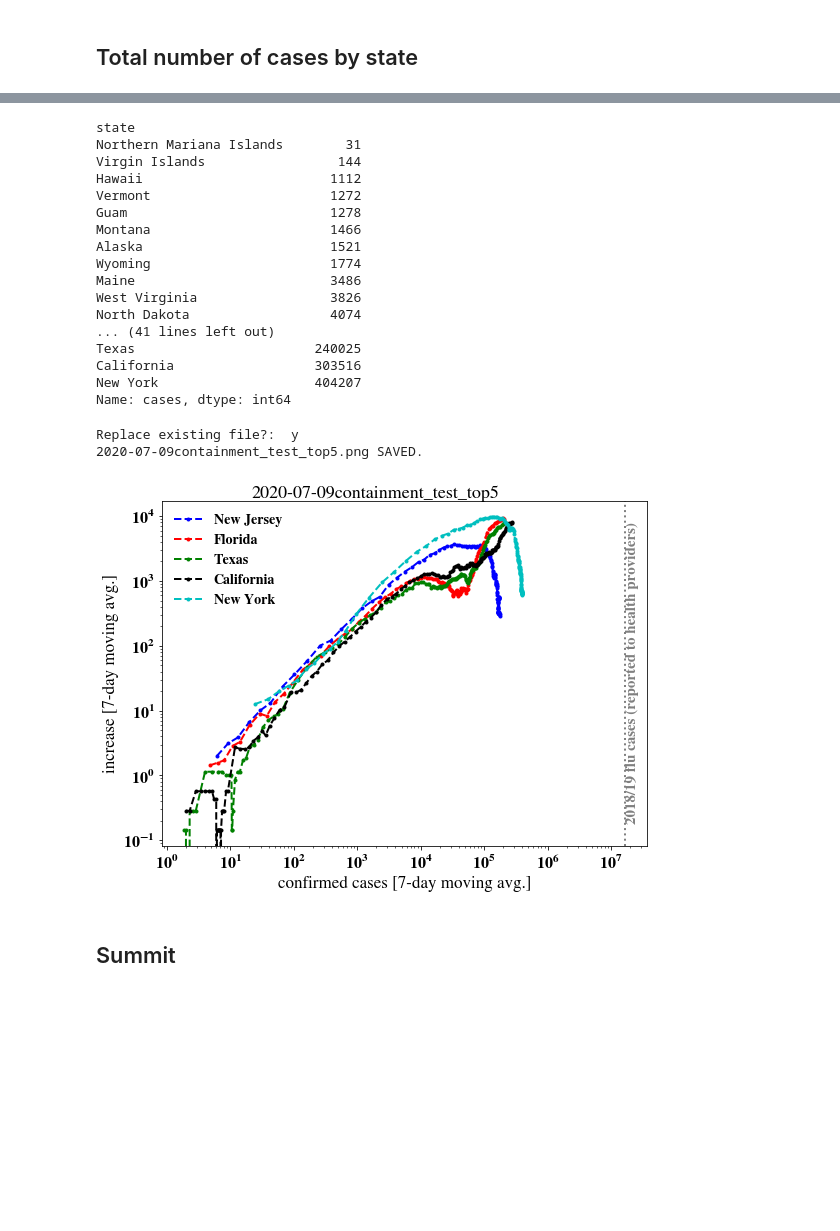
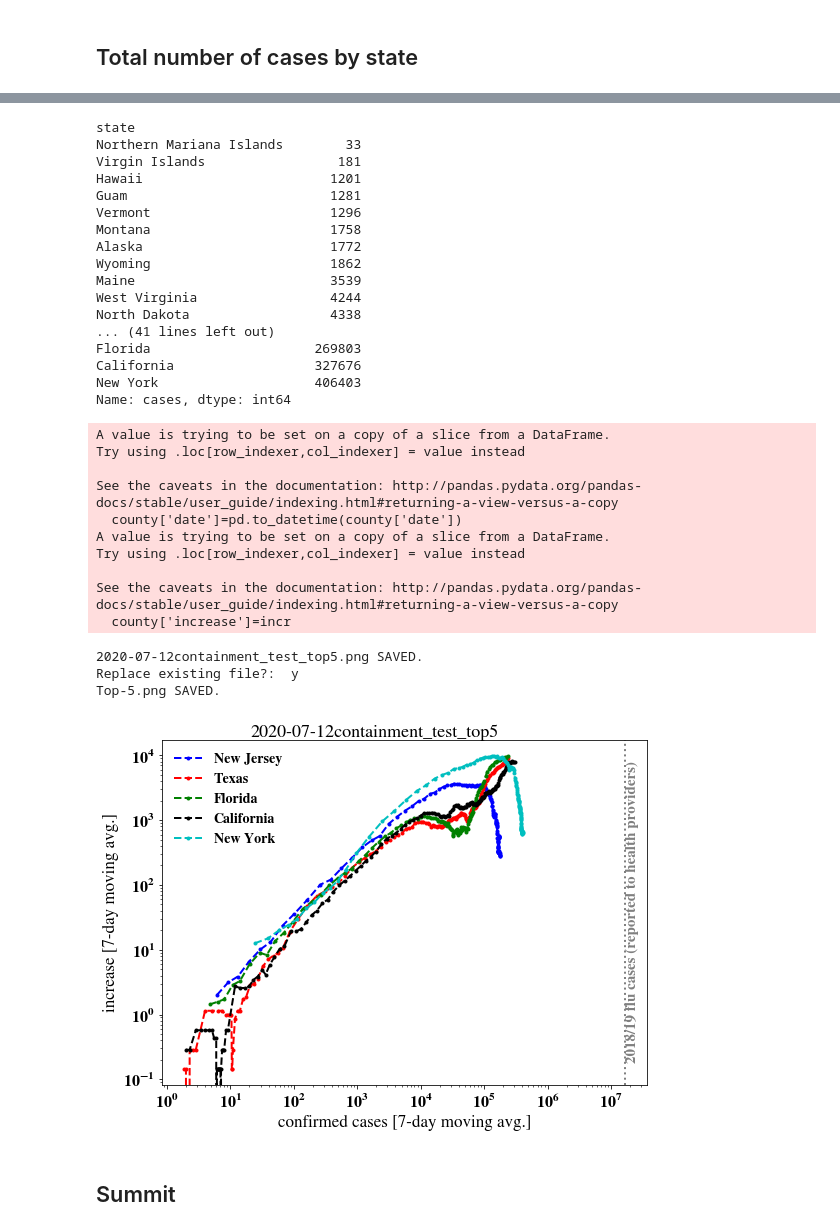
Before and after one commit to cpnHere/covid-19-data, a Jupyter notebook: my_work/desk.ipynb, the cells around one changed output, grey strips where cells are left out. Drawn from its saved outputs; the diff is of its cells as text; code cells hidden in the pictures; blank space fills up the shorter version.

```diff
--- a/my_work/desk.ipynb
+++ b/my_work/desk.ipynb
@@ -3,7 +3,7 @@ from c19analysis import *
 import cpnCommonlib as cpn
 cpn.setup_figures(plt)
 # %%
-today = pd.to_datetime('07/09/2020')
+today = pd.to_datetime('07/12/2020')
 path = '../'
 filename = 'us-counties.csv'
 fnamesta = 'us-states.csv'
@@ -24,44 +24,55 @@ byst_cases.plot(kind="barh", ax=ax4)
 byst_cases
 # %% [output]
 state
-Northern Mariana Islands        31
-Virgin Islands                 144
-Hawaii                        1112
-Vermont                       1272
-Guam                          1278
-Montana                       1466
-Alaska                        1521
-Wyoming                       1774
-Maine                         3486
-West Virginia                 3826
-North Dakota                  4074
+Northern Mariana Islands        33
+Virgin Islands                 181
+Hawaii                        1201
+Guam                          1281
+Vermont                       1296
+Montana                       1758
+Alaska                        1772
+Wyoming                       1862
+Maine                         3539
+West Virginia                 4244
+North Dakota                  4338
 ... (41 lines left out)
-Texas                       240025
-California                  303516
-New York                    404207
+Florida                     269803
+California                  327676
+New York                    406403
 Name: cases, dtype: int64
 # %%
 cpn.setup_figures(plt)
 top5 = byst_cases.keys()[-5:]
 fig4,ax4 = plt.subplots(figsize=(8,6))
 fig4_ttl = str(today.date())+"containment_test_top5"
 clrs=['b','r','g','k','c']
 for sts in np.arange(top5.size):
     confirmed_cases_vs_increase_state(data_st,top5[sts],fig4,ax4,clr=clrs[sts],lns='.--',moving_window=7)
 ax4.axvline(16.5e6,ls=':',color='grey')
 ax4.annotate('2018/19 flu cases (reported to health providers)',xy=(17e6,0.2),color='grey',rotation=90)
 ax4.set_xlabel('confirmed cases [7-day moving avg.]')
 ax4.set_ylabel('increase [7-day moving avg.]')
 ax4.legend()
 fig4.suptitle(fig4_ttl)
 fig4.tight_layout(rect=[0,0,1,0.98])
 fig4.show()
 savefig(fig4,fig4_ttl)
-savefig(fig4,'Top5')
+savefig(fig4,'Top-5')
 # %% [output]
-Replace existing file?:  y
-2020-07-09containment_test_top5.png SAVED.
+A value is trying to be set on a copy of a slice from a DataFrame.
+Try using .loc[row_indexer,col_indexer] = value instead
+
+See the caveats in the documentation: http://pandas.pydata.org/pandas-docs/stable/user_guide/indexing.html#returning-a-view-versus-a-copy
+  county['date']=pd.to_datetime(county['date'])
+A value is trying to be set on a copy of a slice from a DataFrame.
+Try using .loc[row_indexer,col_indexer] = value instead
+
+See the caveats in the documentation: http://pandas.pydata.org/pandas-docs/stable/user_guide/indexing.html#returning-a-view-versus-a-copy
+  county['increase']=incr
+2020-07-12containment_test_top5.png SAVED.
+Replace existing file?:  y
+Top-5.png SAVED.
-[figure, old version]
+[figure, new version]
 # %% [markdown]
 ## Summit
 # %%
```
Also changed, not shown: parts of 3 cells of this notebook, 1 other file.
